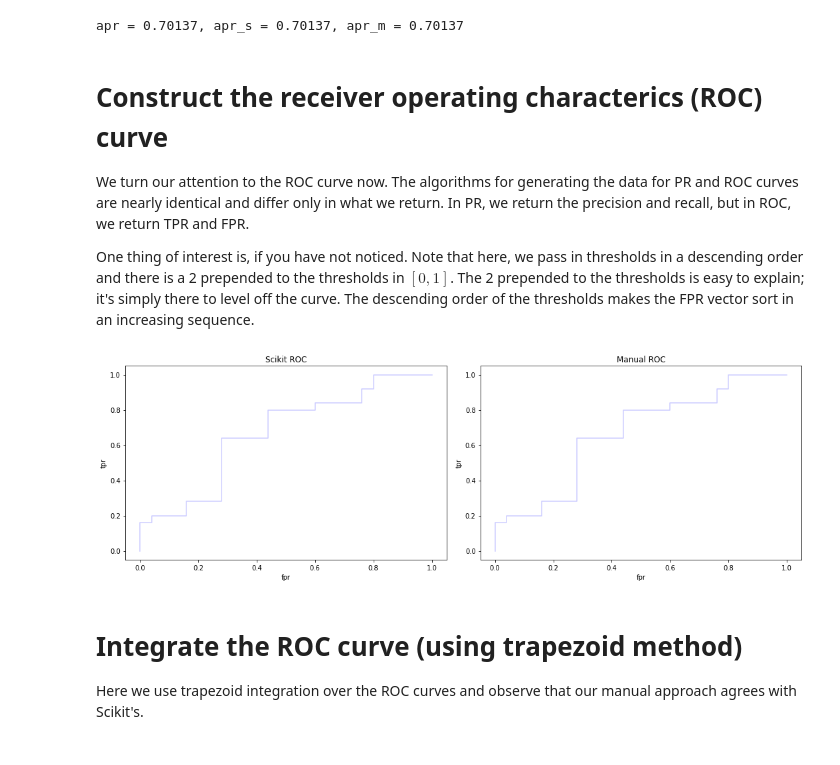
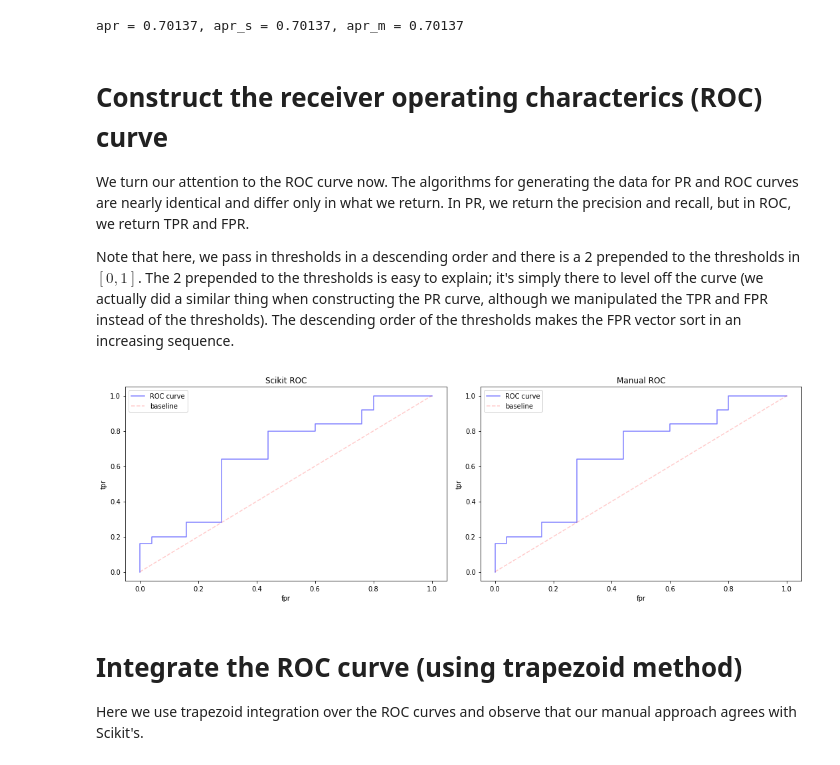
Before and after one commit to oneoffcoder/jupyter, a Jupyter notebook: data-science/precision-recall-roc.ipynb, the cells around one changed output. Saved outputs shown, nothing was run; the diff lists cells and outputs as text; code cells hidden in the pictures.

Commit message:
add more notes + links

```diff
--- a/data-science/precision-recall-roc.ipynb
+++ b/data-science/precision-recall-roc.ipynb
@@ -208,7 +213,7 @@ apr = 0.70137, apr_s = 0.70137, apr_m = 0.70137
 
 We turn our attention to the ROC curve now. The algorithms for generating the data for PR and ROC curves are nearly identical and differ only in what we return. In PR, we return the precision and recall, but in ROC, we return TPR and FPR.
 
-One thing of interest is, if you have not noticed. Note that here, we pass in thresholds in a descending order and there is a 2 prepended to the thresholds in $[0, 1]$. The 2 prepended to the thresholds is easy to explain; it's simply there to level off the curve. The descending order of the thresholds makes the FPR vector sort in an increasing sequence.
+Note that here, we pass in thresholds in a descending order and there is a 2 prepended to the thresholds in $[0, 1]$. The 2 prepended to the thresholds is easy to explain; it's simply there to level off the curve (we actually did a similar thing when constructing the PR curve, although we manipulated the TPR and FPR instead of the thresholds). The descending order of the thresholds makes the FPR vector sort in an increasing sequence.
 # %%
 from sklearn.metrics import roc_curve
 
@@ -229,36 +234,40 @@ def get_fpr_tpr(outcomes, t):
     fpr = fp / (fp + tn)
     tpr = tp / (tp + fn)
     return fpr, tpr
 
 def get_all_fpr_tpr(outcomes, thresholds=np.flip(np.append(np.linspace(0, 1, 11), [2]))):
     fprs = []
     tprs = []
     thrs = []
     for t in thresholds:
         fpr, tpr = get_fpr_tpr(outcomes, t)
         fprs.append(fpr)
         tprs.append(tpr)
         thrs.append(t)
     return np.array(fprs), np.array(tprs), np.array(thrs)
 
 fpr_m, tpr_m, t_m = get_all_fpr_tpr(outcomes, thresholds=np.flip(np.append(np.linspace(0, 1, 100), [2])))
 fpr_s, tpr_s, t_s = roc_curve(V.y, y_pred)
 
 fig, ax = plt.subplots(1, 2, figsize=(15, 5))
 
-ax[0].step(fpr_s, tpr_s, color='b', alpha=0.2, where='post')
+ax[0].step(fpr_s, tpr_s, color='b', alpha=0.5, where='post', label='ROC curve')
 ax[0].set_xlabel('fpr')
 ax[0].set_ylabel('tpr')
 ax[0].set_title('Scikit ROC')
+ax[0].plot((0, 1), (0, 1), 'r--', alpha=0.2, label='baseline')
+ax[0].legend()
 
-ax[1].step(fpr_m, tpr_m, color='b', alpha=0.2, where='post')
+ax[1].step(fpr_m, tpr_m, color='b', alpha=0.5, where='post', label='ROC curve')
 ax[1].set_xlabel('fpr')
 ax[1].set_ylabel('tpr')
 ax[1].set_title('Manual ROC')
+ax[1].plot((0, 1), (0, 1), 'r--', alpha=0.2, label='baseline')
+ax[1].legend()
 
 plt.tight_layout()
 # %% [output]
-[figure, old version]
+[figure, new version]
 # %% [markdown]
 # Integrate the ROC curve (using trapezoid method)
 
```
Also changed, not shown: parts of 6 cells of this notebook.
